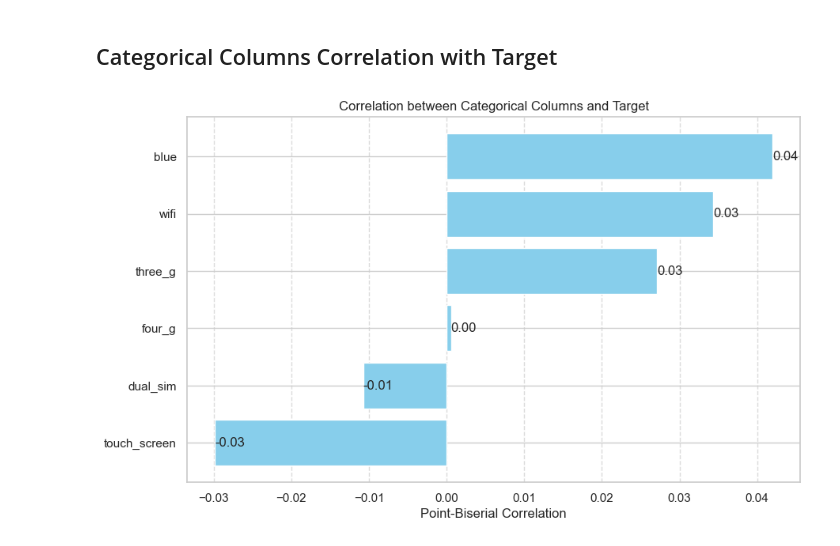
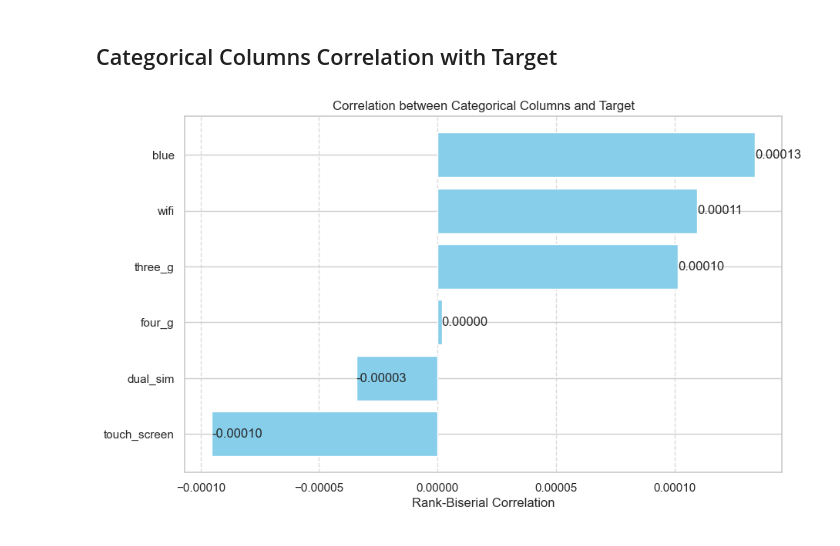
Before and after one commit to MarcelRyan/Tucil2_AI, a Jupyter notebook: Data_Analysis.ipynb, the cells around one changed output. Drawn from its saved outputs; the diff is of its cells as text; code cells hidden in the pictures.

Commit message:
fix: change categorical column correlation method to rank-biserial

```diff
--- a/Data_Analysis.ipynb
+++ b/Data_Analysis.ipynb
@@ -321,36 +320,45 @@ plt.show()
 # %% [markdown]
 <a id="9"></a>
 ## Categorical Columns Correlation with Target
+# %%
+def rank_biserial(binary_values, ordinal_values):
+    n = len(binary_values)
+    Y0 = sum(ordinal_values[i] for i, is_binary in enumerate(binary_values) if is_binary == 0) / sum(1 for is_binary in binary_values if is_binary == 0)
+    Y1 = sum(ordinal_values[i] for i, is_binary in enumerate(binary_values) if is_binary == 1) / sum(1 for is_binary in binary_values if is_binary == 1)
+
+    r_rb = 2 * (Y1 - Y0) / n
+
+    return r_rb
 # %%
 # Dictionary for correlation value
 categorical_columns.remove('price_range')
 
 correlation_dict = {}
 
 for column in categorical_columns:
-    point_biserrial_corr, _ = pointbiserialr(df[column], df['price_range'])
-    correlation_dict[column] = point_biserrial_corr
+    rank_biserial_corr = rank_biserial(df[column], df['price_range'])
+    correlation_dict[column] = rank_biserial_corr
 
 categorical_columns.append('price_range')
 
 # Sort the correlation values in descending order
 sorted_correlations = sorted(correlation_dict.items(), key=lambda x: x[1], reverse=False)
 
 # Extract the sorted columns and correlation values
 sorted_columns, sorted_correlation_values = zip(*sorted_correlations)
 
 
 # Create a horizontal bar plot
 plt.figure(figsize=(10, 6))
 plt.barh(sorted_columns, sorted_correlation_values, color='skyblue')
-plt.xlabel('Point-Biserial Correlation')
+plt.xlabel('Rank-Biserial Correlation')
 plt.title('Correlation between Categorical Columns and Target')
 plt.grid(axis='x', linestyle='--', alpha=0.7)
 
 # Add labels at the top of the bars
 for col, corr_value in zip(sorted_columns, sorted_correlation_values):
-    plt.text(corr_value, col, f'{corr_value:.2f}', va='center')
+    plt.text(corr_value, col, f'{corr_value:.5f}', va='center')
 
 plt.show()
 # %% [output]
-[figure, old version]
+[figure, new version]
```
Also changed, not shown: parts of 2 cells of this notebook.
